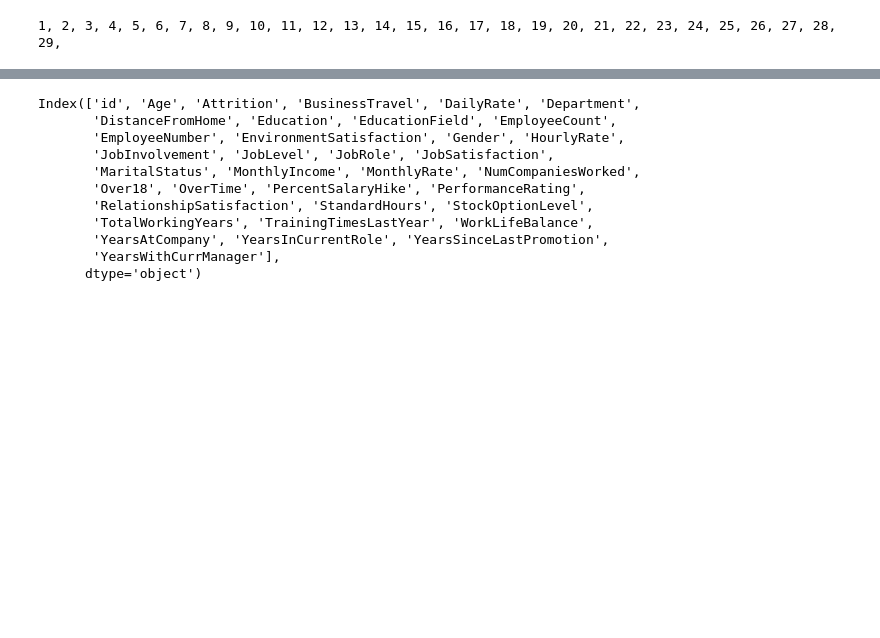
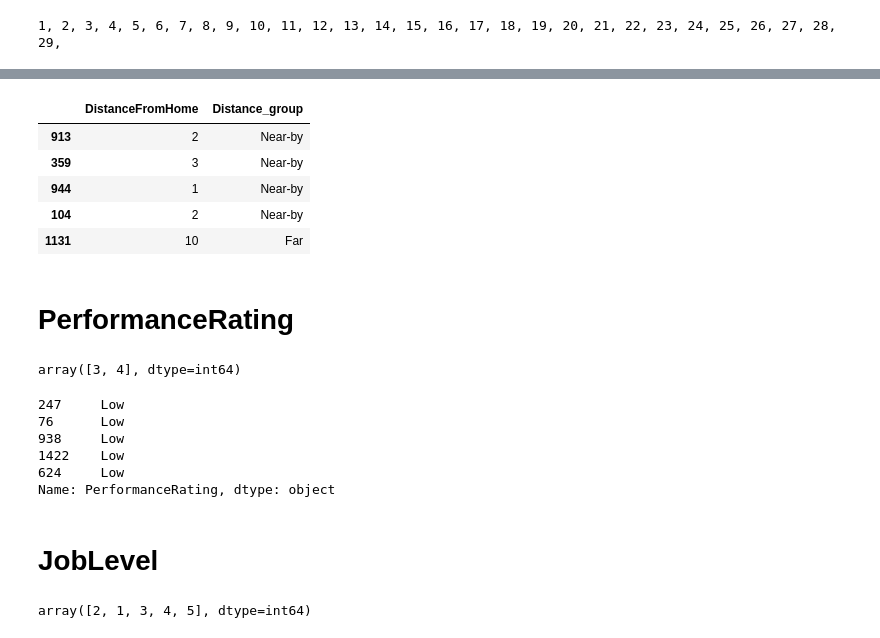
Before and after one commit to giusmahnn/HR_attrition, a Jupyter notebook: Hr_EDA.ipynb, the cells around one changed output, grey strips where cells are left out. Cells and saved outputs as stored; diff of their text form; code cells hidden in the pictures; blank space fills up the shorter version.

```diff
--- a/Hr_EDA.ipynb
+++ b/Hr_EDA.ipynb
@@ -200,6 +137,0 @@ array([1, 3, 2, 4], dtype=int64)
-# %%
-df.WorkLifeBalance = df.WorkLifeBalance.map({1 : 'Bad',
-                                             2: 'Average',
-                                             3: 'Good',
-                                             4: 'Excellent'})
-df.WorkLifeBalance.unique()
@@ -235,9 +137,0 @@ Minimum and Maximum value for YearsAtCompany is 0 and 40
-# %%
-bins= [0, 10, 20, 30]
-group = ['1-10', '11-20', '21-30']
-columns = ['TotalWorkingYears', 'YearsAtCompany']
-for col in columns:
-    df[col] = pd.cut(df[col], bins=bins, labels=group, right=False).cat.add_categories('31-40').fillna('31-40')
-
-
-df[['TotalWorkingYears', 'YearsAtCompany']].sample(5)
@@ -275,14 +138,46 @@ df.head(10)
-# %%
-df.columns
-# %% [output]
-Index(['id', 'Age', 'Attrition', 'BusinessTravel', 'DailyRate', 'Department',
-       'DistanceFromHome', 'Education', 'EducationField', 'EmployeeCount',
-       'EmployeeNumber', 'EnvironmentSatisfaction', 'Gender', 'HourlyRate',
-       'JobInvolvement', 'JobLevel', 'JobRole', 'JobSatisfaction',
-       'MaritalStatus', 'MonthlyIncome', 'MonthlyRate', 'NumCompaniesWorked',
-       'Over18', 'OverTime', 'PercentSalaryHike', 'PerformanceRating',
-       'RelationshipSatisfaction', 'StandardHours', 'StockOptionLevel',
-       'TotalWorkingYears', 'TrainingTimesLastYear', 'WorkLifeBalance',
-       'YearsAtCompany', 'YearsInCurrentRole', 'YearsSinceLastPromotion',
-       'YearsWithCurrManager'],
-      dtype='object')
+# %%
+# Define the bin edges for distance grouping
+bins= [1, 10, 20, 30]
+
+# We define labels for our values
+labels = ['Near-by', 'Far', 'Very far']
+
+# Apply binning to the 'DistanceFromHome' column using the defined bins and labels
+df['Distance_group'] = pd.cut(df['DistanceFromHome'], bins=bins, labels=labels, right=False)
+
+# Sample and display 5 rows after the transformation
+df[['DistanceFromHome', 'Distance_group']].sample(5)
+# %% [output]
+|  | DistanceFromHome | Distance_group |
+| 913 | 2 | Near-by |
+| 359 | 3 | Near-by |
+| 944 | 1 | Near-by |
+| 104 | 2 | Near-by |
+| 1131 | 10 | Far |
+# %% [markdown]
+# PerformanceRating
+# %%
+# We get the unique values from our column
+df['PerformanceRating'].unique()
+# %% [output]
+array([3, 4], dtype=int64)
+# %%
+# we make use of the map function to reassign the data in the column
+df.PerformanceRating = df.PerformanceRating.map({3: 'Low', 4: 'High'})
+
+# Sample and display 5 rows after the transformation
+df.PerformanceRating.sample(5)
+# %% [output]
+247     Low
+76      Low
+938     Low
+1422    Low
+624     Low
+Name: PerformanceRating, dtype: object
+# %% [markdown]
+# JobLevel
+# %%
+# Display unique values in our column
+df.JobLevel.unique()
+# %% [output]
+array([2, 1, 3, 4, 5], dtype=int64)
```
Also changed, not shown: parts of 64 cells of this notebook, 2 other files.
